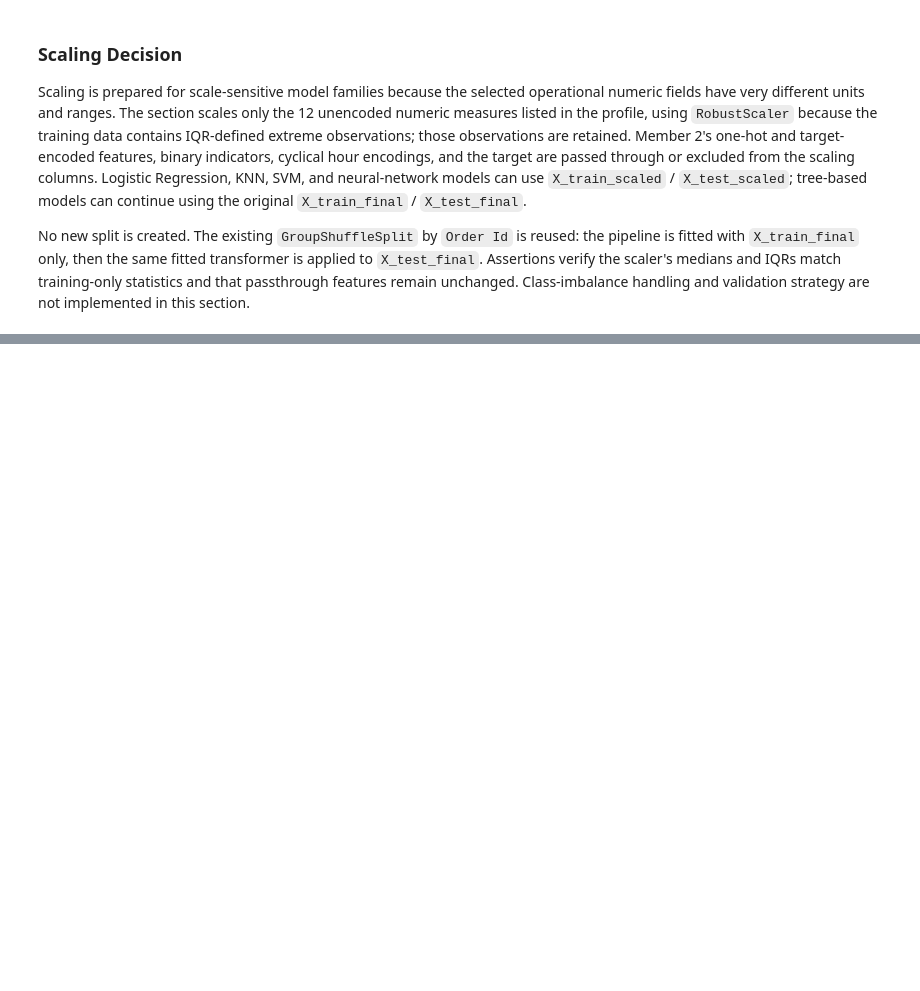
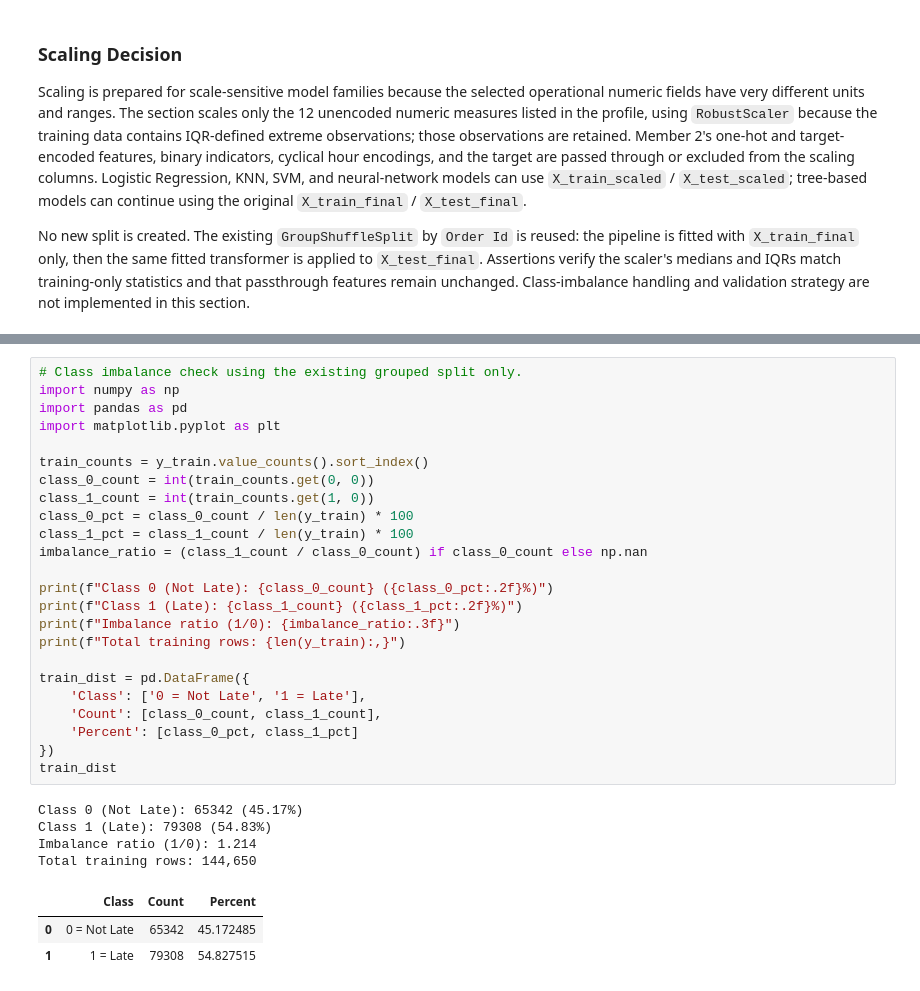
Before and after one commit to thamidu02/supply_chain_ML_model, a Jupyter notebook: test.ipynb, the cells around one changed output, grey strips where cells are left out. Drawn from its saved outputs; the diff is of its cells as text; blank space fills up the shorter version.

Commit message:
class imbalance

```diff
--- a/test.ipynb
+++ b/test.ipynb
@@ -1874,0 +1881,32 @@ No new split is created. The existing `GroupShuffleSplit` by `Order Id` is reuse
+# %%
+# Class imbalance check using the existing grouped split only.
+import numpy as np
+import pandas as pd
+import matplotlib.pyplot as plt
+
+train_counts = y_train.value_counts().sort_index()
+class_0_count = int(train_counts.get(0, 0))
+class_1_count = int(train_counts.get(1, 0))
+class_0_pct = class_0_count / len(y_train) * 100
+class_1_pct = class_1_count / len(y_train) * 100
+imbalance_ratio = (class_1_count / class_0_count) if class_0_count else np.nan
+
+print(f"Class 0 (Not Late): {class_0_count} ({class_0_pct:.2f}%)")
+print(f"Class 1 (Late): {class_1_count} ({class_1_pct:.2f}%)")
+print(f"Imbalance ratio (1/0): {imbalance_ratio:.3f}")
+print(f"Total training rows: {len(y_train):,}")
+
+train_dist = pd.DataFrame({
+    'Class': ['0 = Not Late', '1 = Late'],
+    'Count': [class_0_count, class_1_count],
+    'Percent': [class_0_pct, class_1_pct]
+})
+train_dist
+# %% [output]
+Class 0 (Not Late): 65342 (45.17%)
+Class 1 (Late): 79308 (54.83%)
+Imbalance ratio (1/0): 1.214
+Total training rows: 144,650
+|  | Class | Count | Percent |
+| 0 | 0 = Not Late | 65342 | 45.172485 |
+| 1 | 1 = Late | 79308 | 54.827515 |
```
Also changed, not shown: parts of 5 cells of this notebook.
